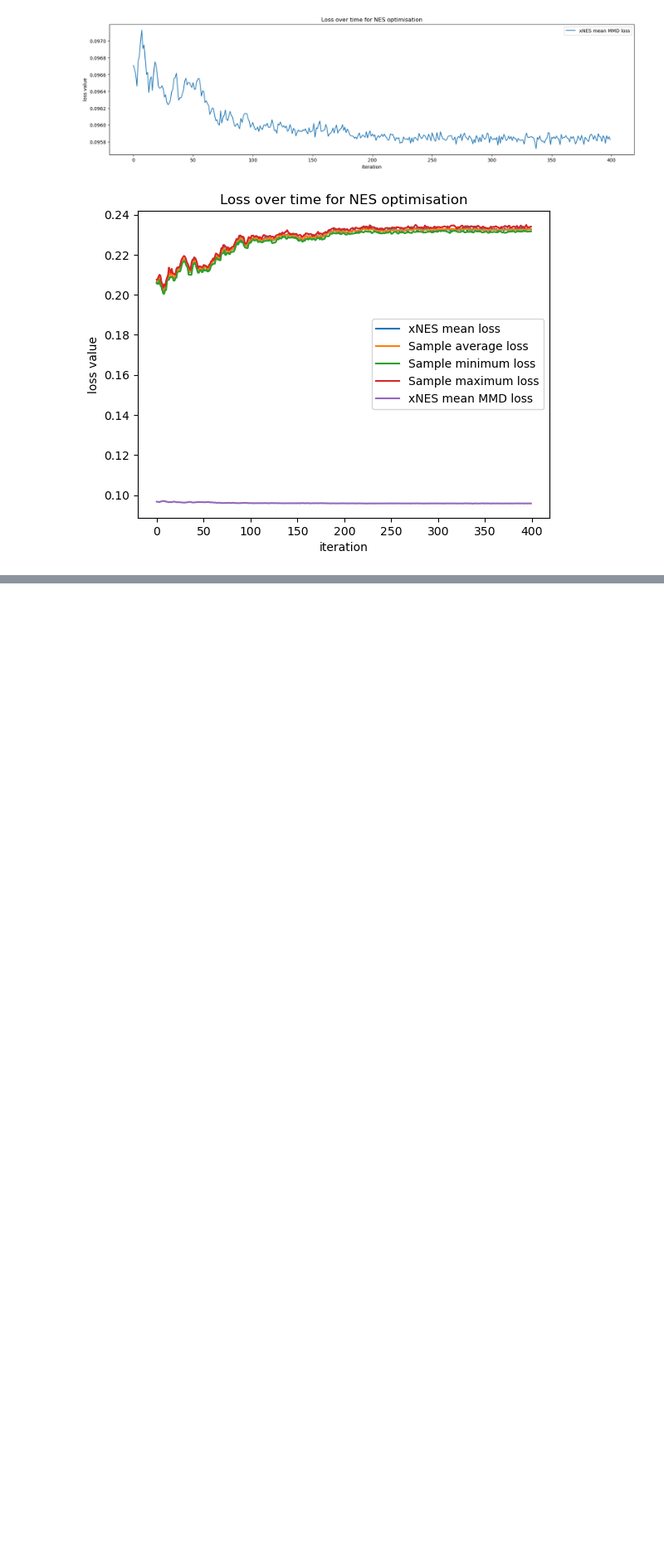
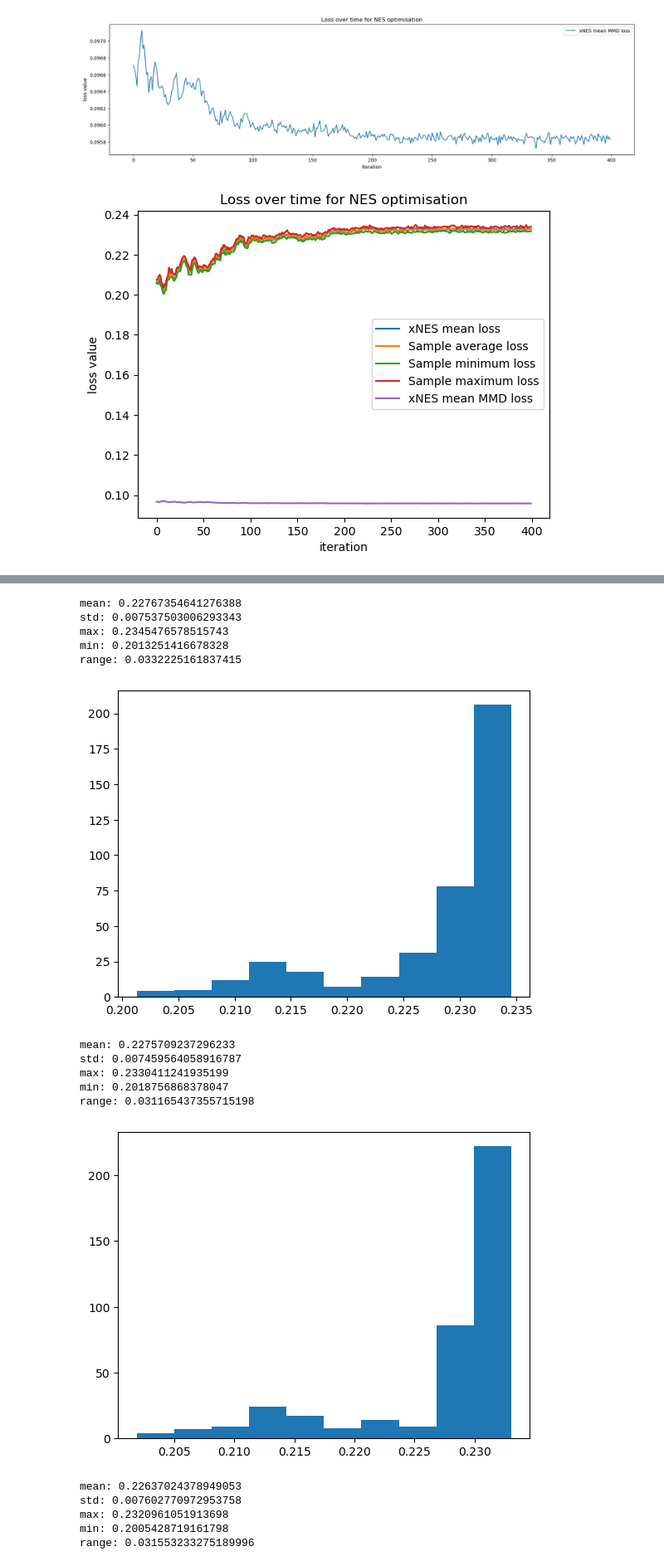
Before and after one commit to paopaoch/Mouse-V1, a Jupyter notebook: utils/nes_loss_plots.ipynb, the cells around one changed output, grey strips where cells are left out. Shown at 83% size. Saved outputs shown, nothing was run; the diff lists cells and outputs as text; code cells hidden in the pictures; blank space fills up the shorter version.

```diff
--- a/utils/nes_loss_plots.ipynb
+++ b/utils/nes_loss_plots.ipynb
@@ -55,0 +68,34 @@ plt.plot(standing_average)
+# %%
+def print_loss_analysis(array: np.ndarray):
+    print("mean:", array.mean())
+    print("std:", array.std())
+    print("max:", array.max())
+    print("min:", array.min())
+    print("range:", array.max() - array.min())
+
+    plt.hist(array)
+    plt.show()
+# %%
+print_loss_analysis(loss_df["mean"].to_numpy().squeeze())
+print_loss_analysis(loss_df["avg"].to_numpy().squeeze())
+print_loss_analysis(loss_df["min"].to_numpy().squeeze())
+print_loss_analysis(loss_df["max"].to_numpy().squeeze())
+print_loss_analysis(loss_df["mmd"].to_numpy().squeeze())
+# %% [output]
+mean: 0.22767354641276388
+std: 0.007537503006293343
+max: 0.2345476578515743
+min: 0.2013251416678328
+range: 0.0332225161837415
+[figure, added]
+mean: 0.2275709237296233
+std: 0.007459564058916787
+max: 0.2330411241935199
+min: 0.2018756868378047
+range: 0.031165437355715198
+[figure, added]
+mean: 0.22637024378949053
+std: 0.007602770972953758
+max: 0.2320961051913698
+min: 0.2005428719161798
+range: 0.031553233275189996
```
Also changed, not shown: parts of 7 cells of this notebook, 4 other files.
